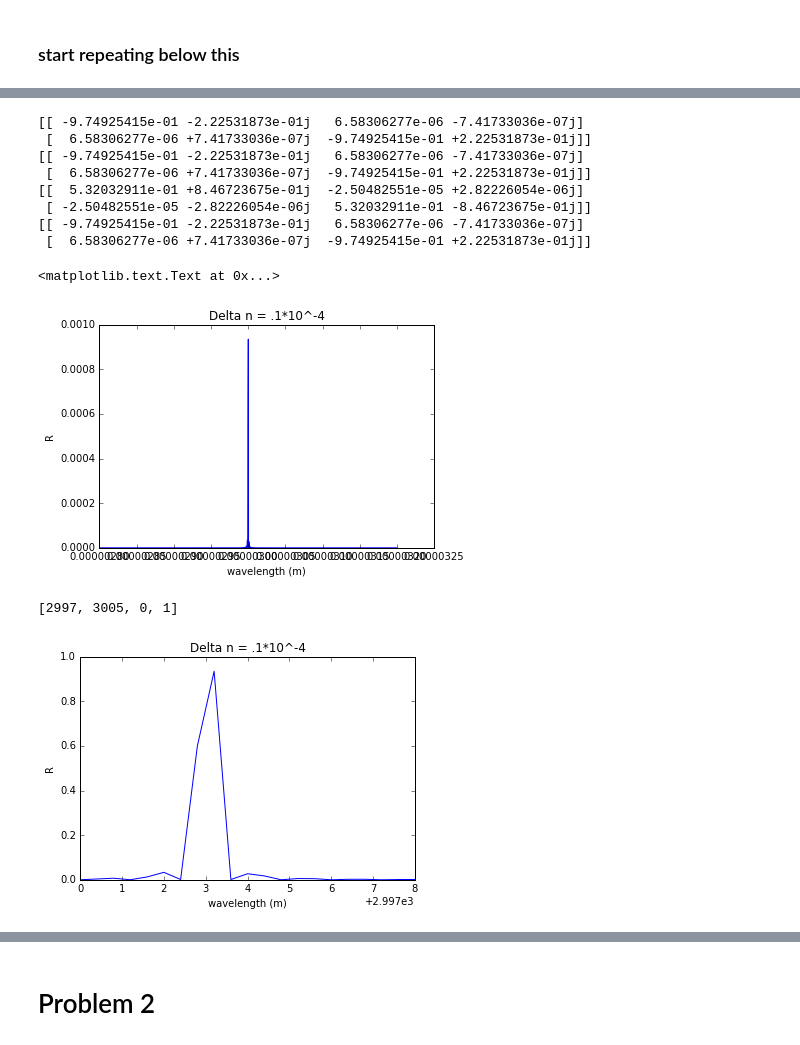
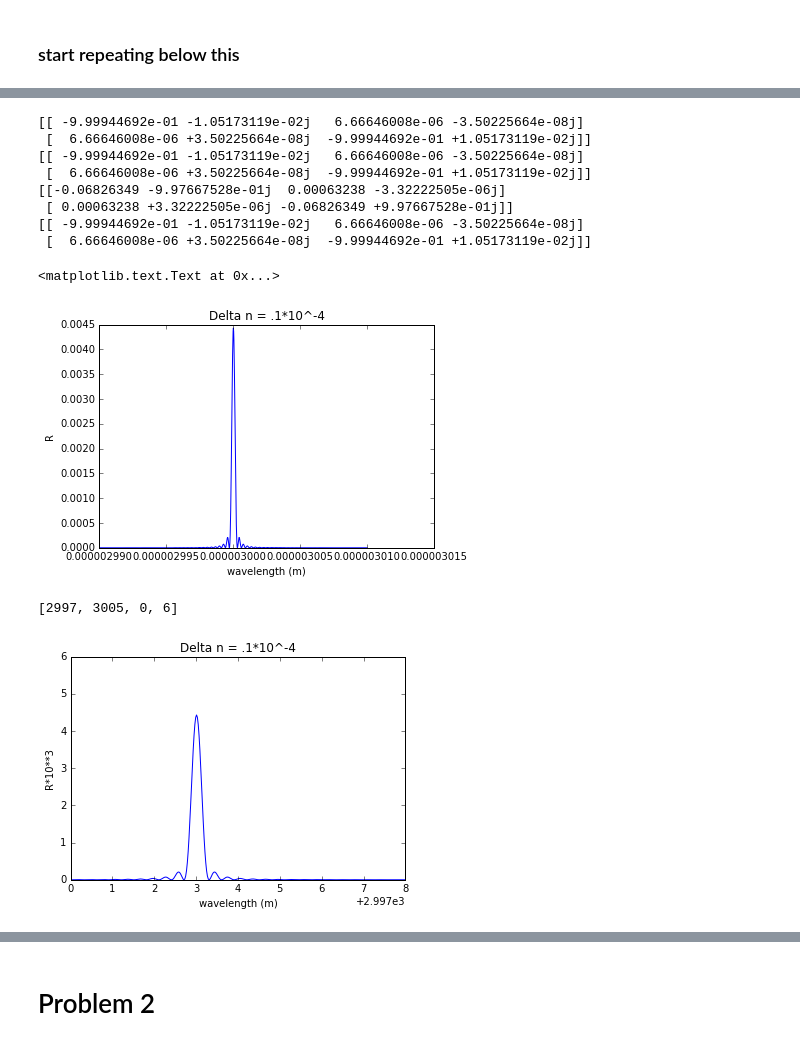
Before and after one commit to Vynas/ECE1232_Grating_Project, a Jupyter notebook: ECE1232_Grating_Project.ipynb, the cells around one changed output, grey strips where cells are left out. Cells and saved outputs as stored; diff of their text form; code cells hidden in the pictures.

```diff
--- a/ECE1232_Grating_Project.ipynb
+++ b/ECE1232_Grating_Project.ipynb
@@ -114,7 +114,7 @@ def phi_z(n,d,theta,lambda_wavelength):
 period_length = 1*10**(-6)
 d = period_length/2
 size_of_array = 1000
-wavelength = np.linspace(2800*10**-9,3200*10**-9,size_of_array)
+wavelength = np.linspace(2990*10**-9,3010*10**-9,size_of_array)
 # %%
 phi_z_1 = phi_z(n1,d,theta,wavelength)
 phi_z_2_1 = phi_z(n2_1,d,theta,wavelength)
@@ -189,14 +189,14 @@ while i < j:
 print(M_temp[0])
 print(M_period[0])
 # %% [output]
-[[ -9.74925415e-01 -2.22531873e-01j   6.58306277e-06 -7.41733036e-07j]
- [  6.58306277e-06 +7.41733036e-07j  -9.74925415e-01 +2.22531873e-01j]]
-[[ -9.74925415e-01 -2.22531873e-01j   6.58306277e-06 -7.41733036e-07j]
- [  6.58306277e-06 +7.41733036e-07j  -9.74925415e-01 +2.22531873e-01j]]
-[[  5.32032911e-01 +8.46723675e-01j  -2.50482551e-05 +2.82226054e-06j]
- [ -2.50482551e-05 -2.82226054e-06j   5.32032911e-01 -8.46723675e-01j]]
-[[ -9.74925415e-01 -2.22531873e-01j   6.58306277e-06 -7.41733036e-07j]
- [  6.58306277e-06 +7.41733036e-07j  -9.74925415e-01 +2.22531873e-01j]]
+[[ -9.99944692e-01 -1.05173119e-02j   6.66646008e-06 -3.50225664e-08j]
+ [  6.66646008e-06 +3.50225664e-08j  -9.99944692e-01 +1.05173119e-02j]]
+[[ -9.99944692e-01 -1.05173119e-02j   6.66646008e-06 -3.50225664e-08j]
+ [  6.66646008e-06 +3.50225664e-08j  -9.99944692e-01 +1.05173119e-02j]]
+[[-0.06826349 -9.97667528e-01j  0.00063238 -3.32222505e-06j]
+ [ 0.00063238 +3.32222505e-06j -0.06826349 +9.97667528e-01j]]
+[[ -9.99944692e-01 -1.05173119e-02j   6.66646008e-06 -3.50225664e-08j]
+ [  6.66646008e-06 +3.50225664e-08j  -9.99944692e-01 +1.05173119e-02j]]
 # %%
 j = size_of_array
 i = 0
@@ -213,16 +213,16 @@ plt.ylabel("R")
 plt.title("Delta n = .1*10^-4")
 # %% [output]
 <matplotlib.text.Text at 0x...>
-[figure, old version]
+[figure, new version]
 # %%
 plt.plot(wavelength*10**9, R_total1*10**3)
 plt.xlabel("wavelength (m)")
 plt.ylabel("R*10**3")
 plt.title("Delta n = .1*10^-4")
-plt.axis([2997,3005,0,1])
+plt.axis([2997,3005,0,6])
 # %% [output]
-[2997, 3005, 0, 1]
+[2997, 3005, 0, 6]
-[figure, old version]
+[figure, new version]
 # %%
 j = size_of_array
 i = 0
```
Also changed, not shown: parts of 33 cells of this notebook.
